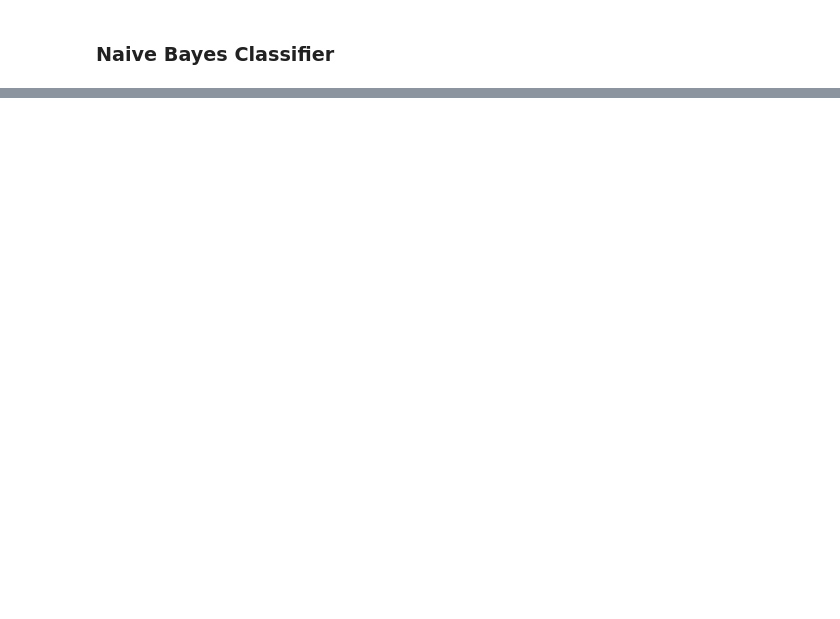
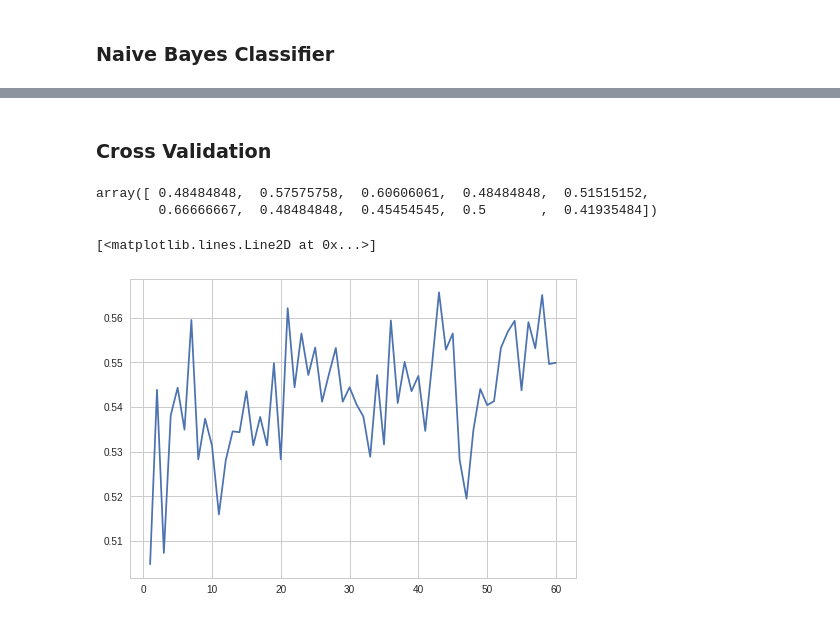
Before and after one commit to XInterns/IPL-Sparkers-2017-Interns, a Jupyter notebook: src/Match Outcome Prediction with IPL Data (Soham).ipynb, the cells around one changed output, grey strips where cells are left out. Saved outputs shown, nothing was run; the diff lists cells and outputs as text; code cells hidden in the pictures; blank space fills up the shorter version.

```diff
--- a/src/Match Outcome Prediction with IPL Data (Soham).ipynb
+++ b/src/Match Outcome Prediction with IPL Data (Soham).ipynb
@@ -612,7 +611,7 @@ plt.plot(k_range, k_score)
 # %%
 # Best values of k in time-based split data
-knn = KNeighborsClassifier(n_neighbors = 33)
-knn.fit(X_timetrain, Y_timetrain_arr)
-y_pred = knn.predict(X_timetest)
+knn1 = KNeighborsClassifier(n_neighbors = 31)
+knn1.fit(X_timetrain, Y_timetrain_arr)
+y_pred = knn1.predict(X_timetest)
 print "Accuracy is ", metrics.accuracy_score(Y_timetest_arr, y_pred)*100, "%"
 # %% [output]
@@ -659,0 +659,2 @@ Accuracy is  49.4252873563 %
+# %% [markdown]
+### Cross Validation
@@ -659,0 +663,18 @@ Accuracy is  49.4252873563 %
+# %%
+rfc = LogisticRegression()
+scores = cross_val_score(rfc, X, y_arr, cv=10, scoring='accuracy')
+scores
+# %% [output]
+array([ 0.48484848,  0.57575758,  0.60606061,  0.48484848,  0.51515152,
+        0.66666667,  0.48484848,  0.45454545,  0.5       ,  0.41935484])
+# %%
+k_range = list(range(1, 61))
+k_scores = []
+for k in k_range:
+    knn = KNeighborsClassifier(n_neighbors=k)
+    scores = cross_val_score(knn, X, y_arr, cv=10, scoring='accuracy')
+    k_scores.append(scores.mean())
+plt.plot(k_range, k_scores)
+# %% [output]
+[<matplotlib.lines.Line2D at 0x...>]
+[figure, added]
```
Also changed, not shown: parts of 28 cells of this notebook.
